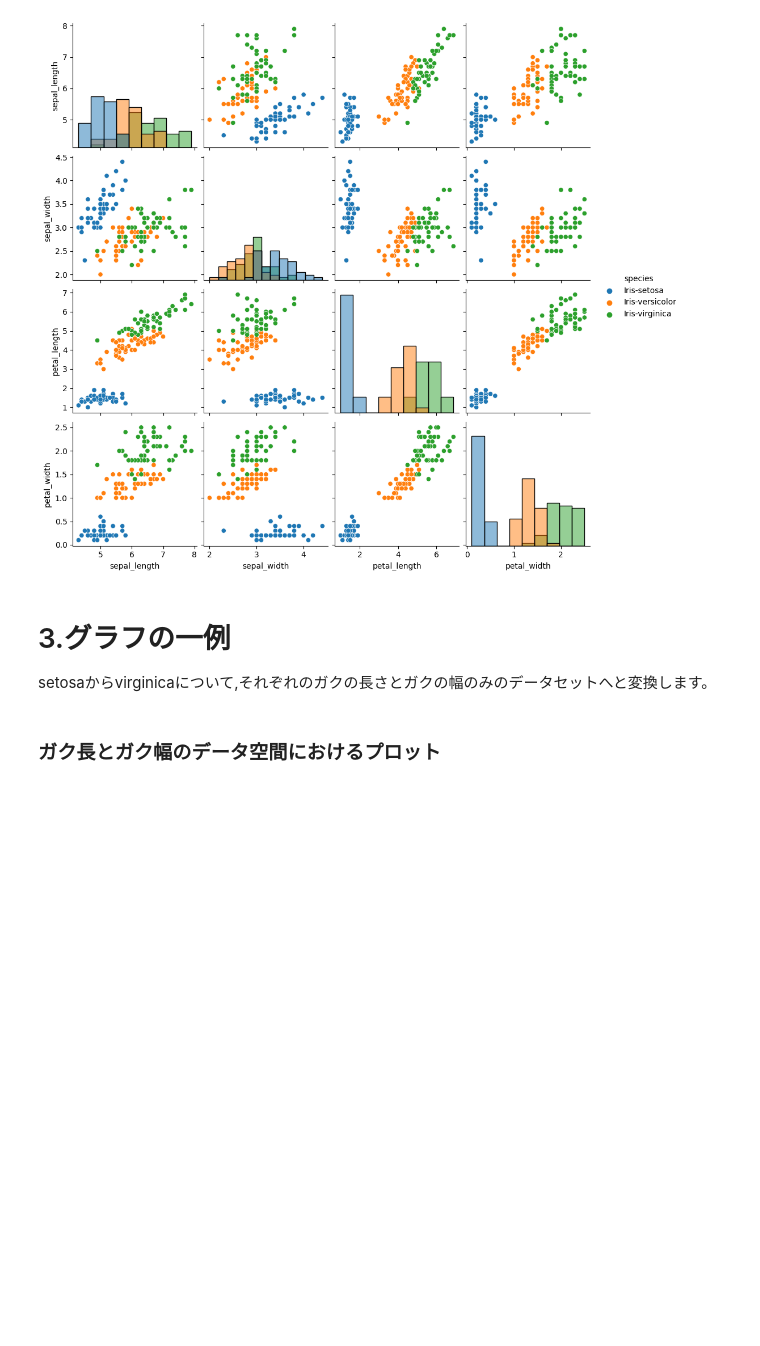
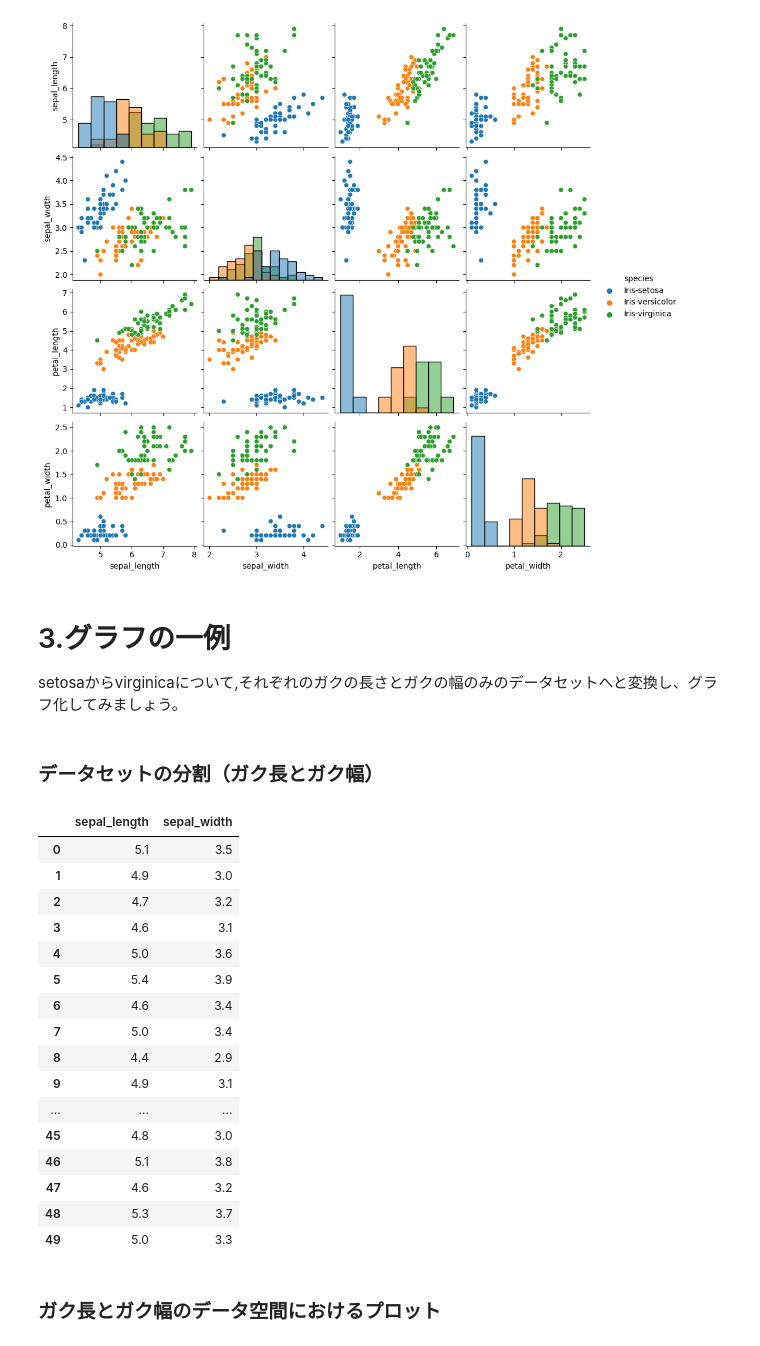
Before and after one commit to ARIM-Training/Training_python_1, a Jupyter notebook: python_seminar_1.ipynb, the cells around one changed output. Drawn from its saved outputs; the diff is of its cells as text; code cells hidden in the pictures; blank space fills up the shorter version.

```diff
--- a/python_seminar_1.ipynb
+++ b/python_seminar_1.ipynb
@@ -129,5 +129,7 @@ plt.show()
 [figure]
 # %% [markdown]
 # 3.グラフの一例
-setosaからvirginicaについて,それぞれのガクの長さとガクの幅のみのデータセットへと変換します。
+setosaからvirginicaについて,それぞれのガクの長さとガクの幅のみのデータセットへと変換し、グラフ化してみましょう。
+# %% [markdown]
+### データセットの分割（ガク長とガク幅）
 # %%
@@ -138,3 +140,23 @@ virginica = df.iloc[101:150,[0,1]].to_numpy()
+# %%
+setosa
+# %% [output]
+|  | sepal_length | sepal_width |
+| 0 | 5.1 | 3.5 |
+| 1 | 4.9 | 3.0 |
+| 2 | 4.7 | 3.2 |
+| 3 | 4.6 | 3.1 |
+| 4 | 5.0 | 3.6 |
+| 5 | 5.4 | 3.9 |
+| 6 | 4.6 | 3.4 |
+| 7 | 5.0 | 3.4 |
+| 8 | 4.4 | 2.9 |
+| 9 | 4.9 | 3.1 |
+| ... | ... | ... |
+| 45 | 4.8 | 3.0 |
+| 46 | 5.1 | 3.8 |
+| 47 | 4.6 | 3.2 |
+| 48 | 5.3 | 3.7 |
+| 49 | 5.0 | 3.3 |
 # %% [markdown]
 ### ガク長とガク幅のデータ空間におけるプロット
 # %%
```
Also changed, not shown: parts of 58 cells of this notebook.
